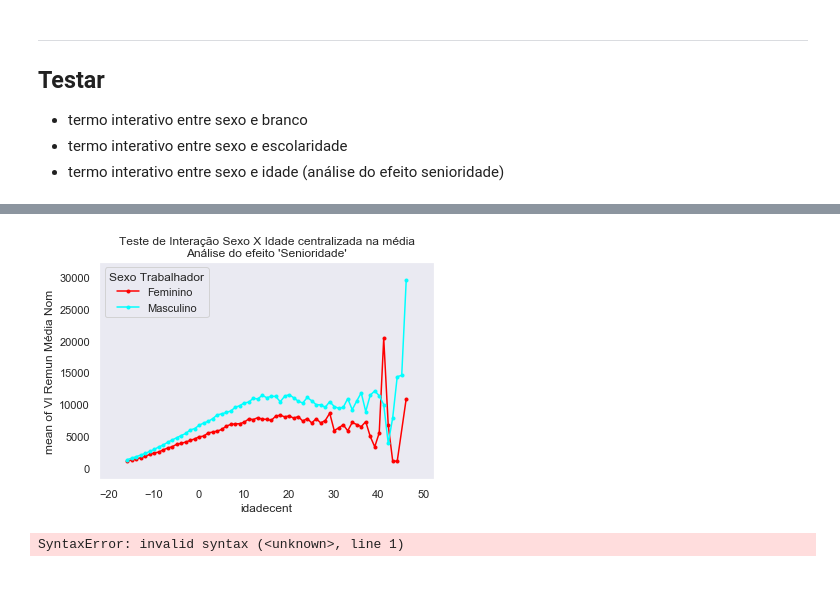
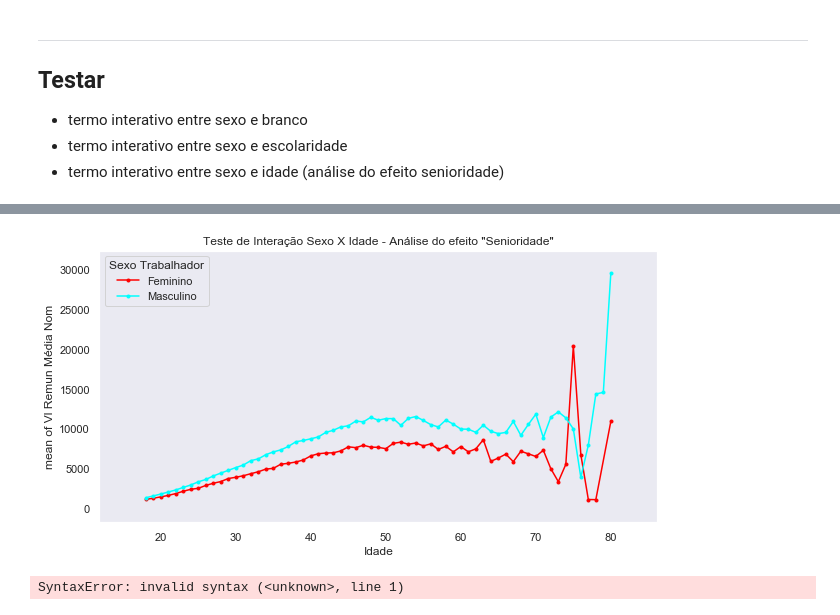
Before and after one commit to neylsoncrepalde/diversidade_mercado_ia, a Jupyter notebook: src/exploratoria.ipynb, the cells around one changed output, grey strips where cells are left out. Cells and saved outputs as stored; diff of their text form; code cells hidden in the pictures; blank space fills up the shorter version.

```diff
--- a/src/exploratoria.ipynb
+++ b/src/exploratoria.ipynb
@@ -578,9 +580,10 @@ plt.show()
 # %%
-interaction_plot(bd.idadecent, bd["Sexo Trabalhador"], bd["Vl Remun Média Nom"])
-plt.title("Teste de Interação Sexo X Idade centralizada na média\nAnálise do efeito 'Senioridade'")
+fig, ax = plt.subplots(figsize=(10,5))
+interaction_plot(bd.Idade, bd["Sexo Trabalhador"], bd["Vl Remun Média Nom"], ax=ax)
+plt.title('Teste de Interação Sexo X Idade - Análise do efeito "Senioridade"')
 plt.show()
 # %% [output]
-[figure, old version]
+[figure, new version]
 # %%
 regressao1 = smf.ols(formula="np.log(Vl Remun Média Nom) ~ Sexo Trabalhador + Escolaridade após 2005 +\
                             Qtd Hora Contr + idadecent + Idade_quad + Brasileiro + Branco + Tempo Emprego", data=bd).fit()
```
Also changed, not shown: parts of 2 cells of this notebook.
